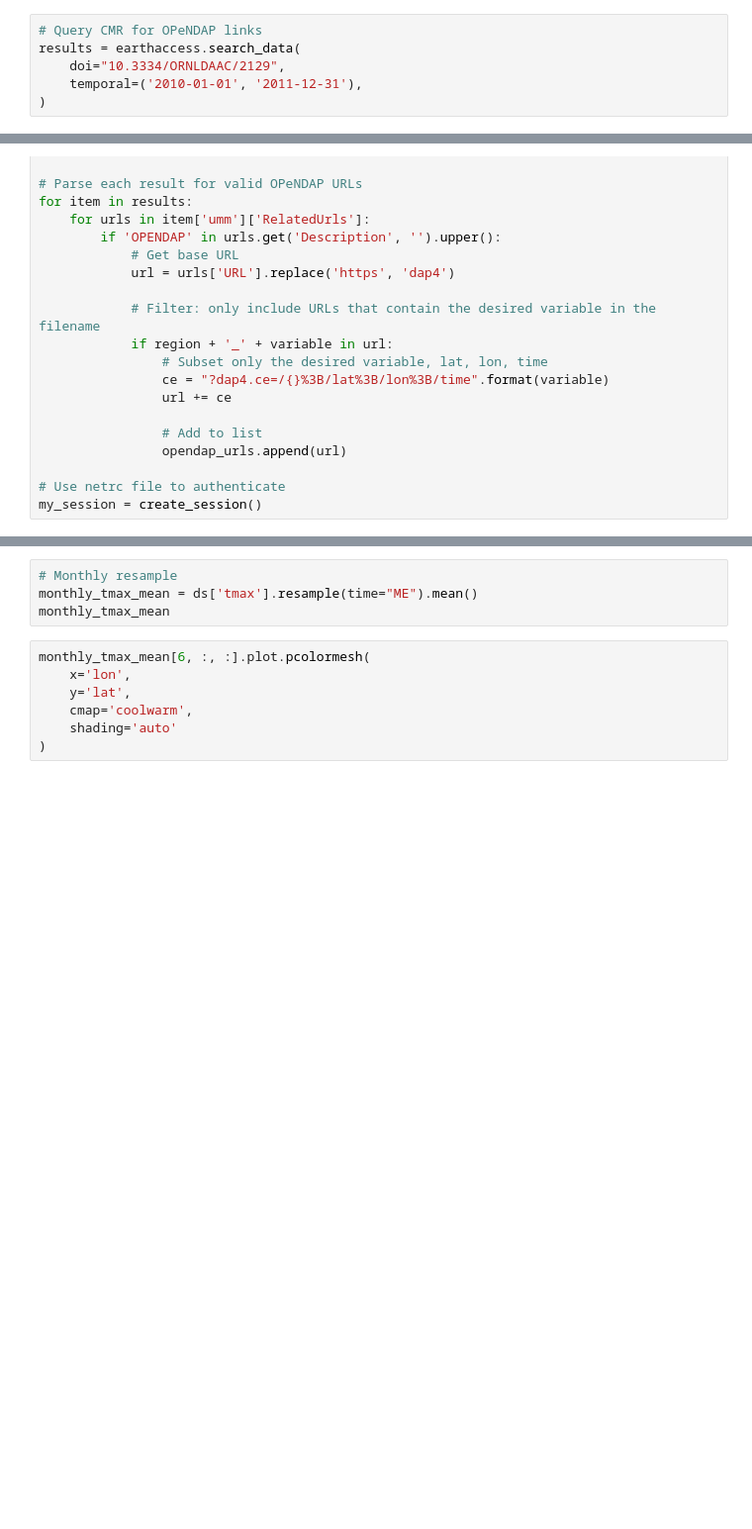
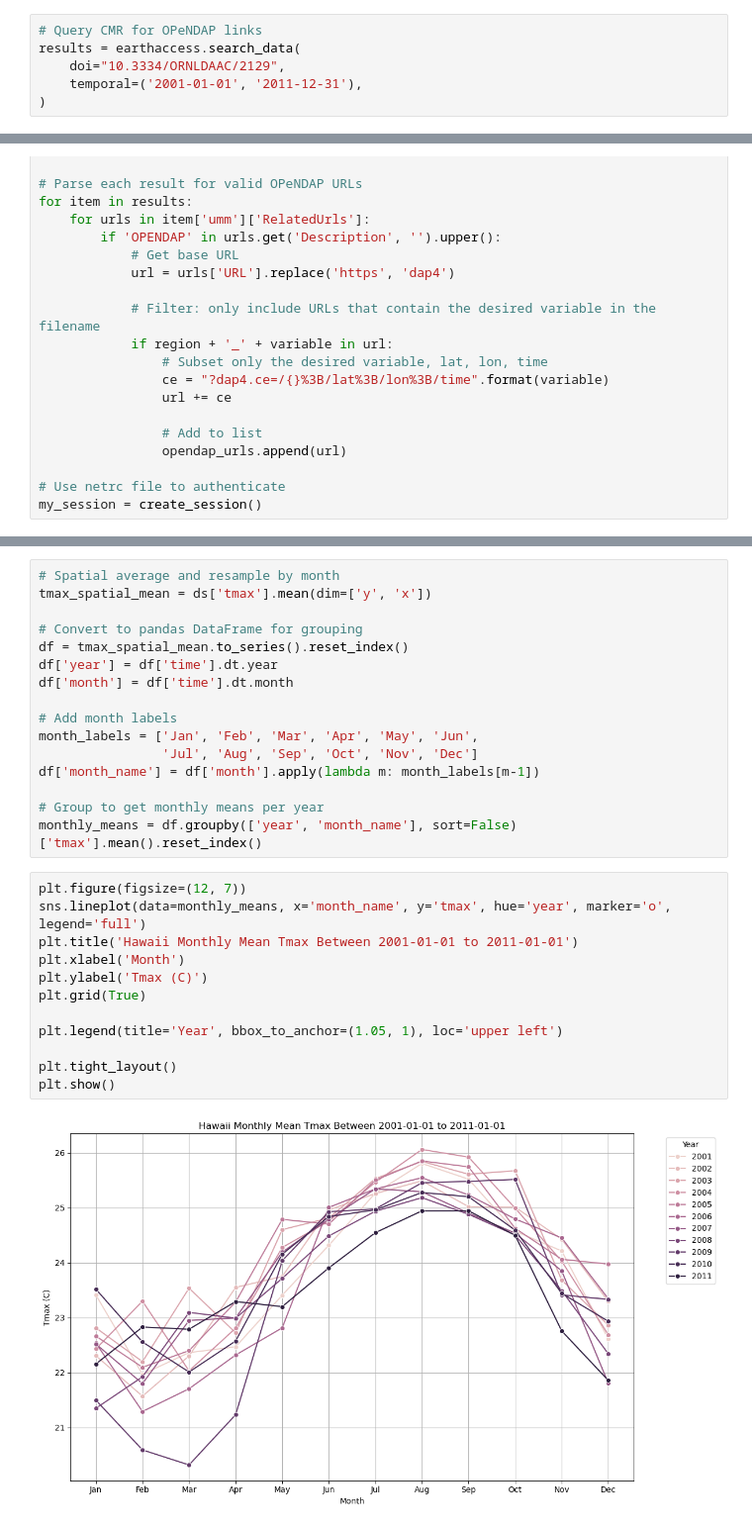
Before and after one commit to NASA-Openscapes/earthdata-cloud-cookbook, a Jupyter notebook: tutorials/Earthdata_Cloud__Data_Access_OPeNDAP_Example.ipynb, the cells around one changed output, grey strips where cells are left out. Shown at 99% size. Drawn from its saved outputs; the diff is of its cells as text; blank space fills up the shorter version.

Commit message:
Update plot to use seaborn, change to 10 year subset

```diff
--- a/tutorials/Earthdata_Cloud__Data_Access_OPeNDAP_Example.ipynb
+++ b/tutorials/Earthdata_Cloud__Data_Access_OPeNDAP_Example.ipynb
@@ -60,7 +63,7 @@ We will first search all the granules for the full extent, and time period of in
 # Query CMR for OPeNDAP links
 results = earthaccess.search_data(
     doi="10.3334/ORNLDAAC/2129",
-    temporal=('2010-01-01', '2011-12-31'),
+    temporal=('2001-01-01', '2011-12-31'),
 )
 # %% [markdown]
 ## 4. Open and Subset Granules Using Xarray and the DAP4 Protocol
@@ -111,11 +183,30 @@ Below, we will resample the tmax variable and calculate the monthly mean using X
-# %%
-# Monthly resample
-monthly_tmax_mean = ds['tmax'].resample(time="ME").mean()
-monthly_tmax_mean
+# %%
+# Spatial average and resample by month
+tmax_spatial_mean = ds['tmax'].mean(dim=['y', 'x'])
+
+# Convert to pandas DataFrame for grouping
+df = tmax_spatial_mean.to_series().reset_index()
+df['year'] = df['time'].dt.year
+df['month'] = df['time'].dt.month
+
+# Add month labels
+month_labels = ['Jan', 'Feb', 'Mar', 'Apr', 'May', 'Jun',
+                'Jul', 'Aug', 'Sep', 'Oct', 'Nov', 'Dec']
+df['month_name'] = df['month'].apply(lambda m: month_labels[m-1])
+
+# Group to get monthly means per year
+monthly_means = df.groupby(['year', 'month_name'], sort=False)['tmax'].mean().reset_index()
 # %%
-monthly_tmax_mean[6, :, :].plot.pcolormesh(
-    x='lon',
-    y='lat',
-    cmap='coolwarm',
-    shading='auto'
-)
+plt.figure(figsize=(12, 7))
+sns.lineplot(data=monthly_means, x='month_name', y='tmax', hue='year', marker='o', legend='full')
+plt.title('Hawaii Monthly Mean Tmax Between 2001-01-01 to 2011-01-01')
+plt.xlabel('Month')
+plt.ylabel('Tmax (C)')
+plt.grid(True)
+
+plt.legend(title='Year', bbox_to_anchor=(1.05, 1), loc='upper left')
+
+plt.tight_layout()
+plt.show()
+# %% [output]
+[figure, added]
```
Also changed, not shown: parts of 7 cells of this notebook.
